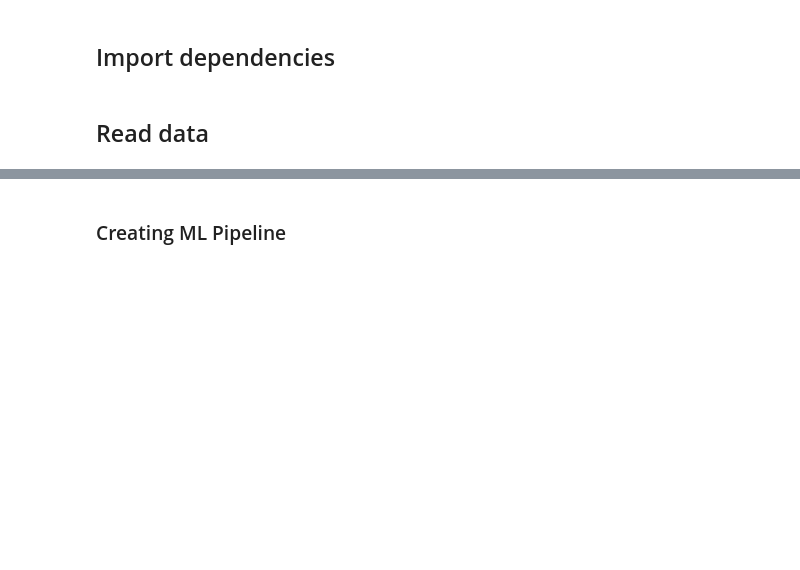
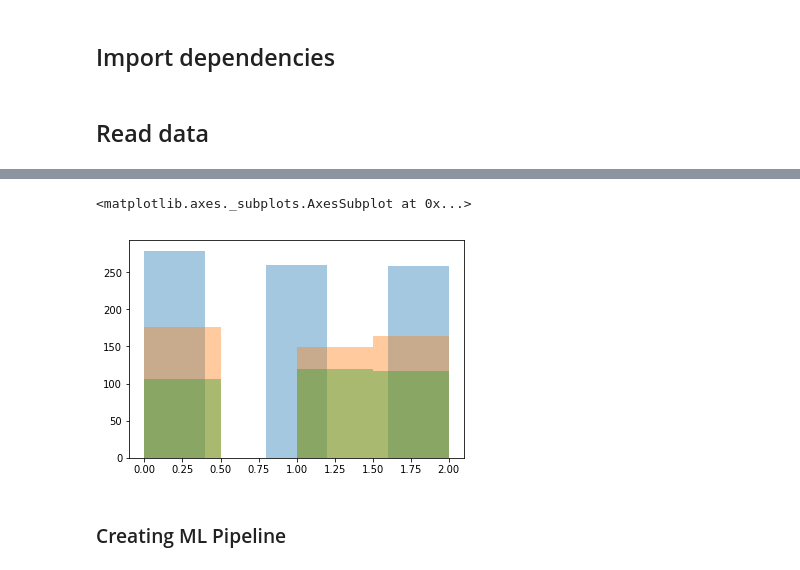
Before and after one commit to meszdav/road-surface-quality, a Jupyter notebook: notebooks/rsq-ml-local.ipynb, the cells around one changed output, grey strips where cells are left out. Drawn from its saved outputs; the diff is of its cells as text; code cells hidden in the pictures; blank space fills up the shorter version.

```diff
--- a/notebooks/rsq-ml-local.ipynb
+++ b/notebooks/rsq-ml-local.ipynb
@@ -18,10 +18,10 @@ import seaborn as sns
 # %% [markdown]
 ## Read data
 # %%
-X_train = pd.read_csv("../data/train_test_val/X_train.csv", header=[0,1], index_col=0)
-X_test = pd.read_csv("../data/train_test_val/X_test.csv", header=[0,1], index_col=0)
-X_val = pd.read_csv("../data/train_test_val/X_val.csv", header=[0,1], index_col=0)
+X_train = pd.read_csv("../data/train_test_val/X_train.csv", header=[0], index_col=0).reset_index(drop=True)
+X_test = pd.read_csv("../data/train_test_val/X_test.csv", header=[0], index_col=0).reset_index(drop=True)
+X_val = pd.read_csv("../data/train_test_val/X_val.csv", header=[0], index_col=0).reset_index(drop=True)
 
-y_train = pd.read_csv("../data/train_test_val/y_train.csv", index_col=0)
-y_val = pd.read_csv("../data/train_test_val/y_val.csv", index_col=0)
-y_test = pd.read_csv("../data/train_test_val/y_test.csv", index_col=0)
+y_train = pd.read_csv("../data/train_test_val/y_train.csv", index_col=0) .reset_index(drop=True)
+y_val = pd.read_csv("../data/train_test_val/y_val.csv", index_col = 0).reset_index(drop=True)
+y_test = pd.read_csv("../data/train_test_val/y_test.csv", index_col = 0).reset_index(drop=True)
@@ -28,3 +44,10 @@ y_test = pd.read_csv("../data/train_test_val/y_test.csv", index_col=0)
+# %%
+sns.distplot(y_train, kde=False)
+sns.distplot(y_val, kde=False)
+sns.distplot(y_test, kde=False)
+# %% [output]
+<matplotlib.axes._subplots.AxesSubplot at 0x...>
+[figure, added]
 # %% [markdown]
 ### Creating ML Pipeline
 # %%
```
Also changed, not shown: parts of 29 cells of this notebook, 19 other files.
